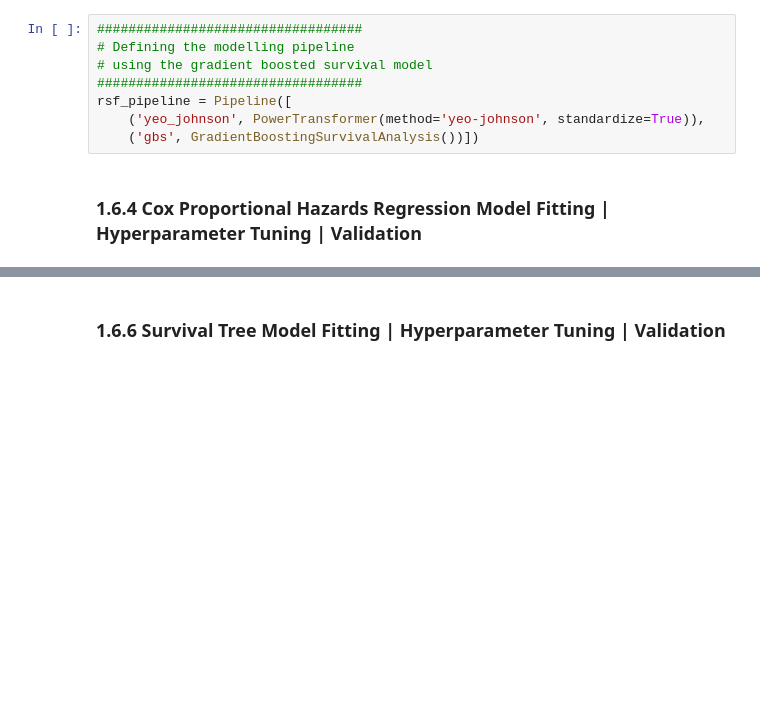
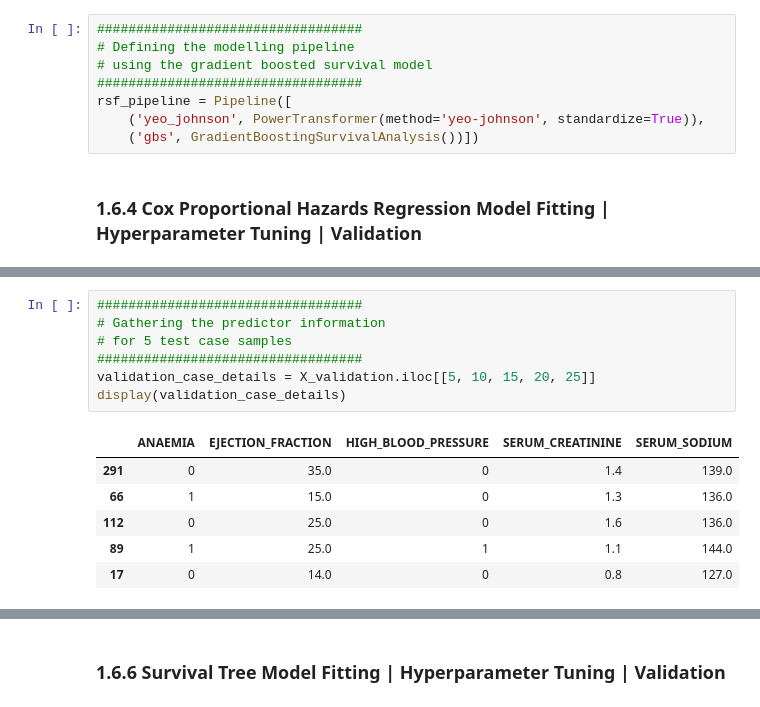
Before and after one commit to JohnPaulinePineda/Portfolio_Project_55, a Jupyter notebook: codes/EstimatingHeartFailureSurvivalRiskProfilesFromCardiovascularHematologicAndMetabolicMarkers.ipynb, the cells around one changed output, grey strips where cells are left out. Saved outputs shown, nothing was run; the diff lists cells and outputs as text; blank space fills up the shorter version.

```diff
--- a/codes/EstimatingHeartFailureSurvivalRiskProfilesFromCardiovascularHematologicAndMetabolicMarkers.ipynb
+++ b/codes/EstimatingHeartFailureSurvivalRiskProfilesFromCardiovascularHematologicAndMetabolicMarkers.ipynb
@@ -1641,0 +1811,14 @@ rsf_pipeline = Pipeline([
+# %%
+##################################
+# Gathering the predictor information
+# for 5 test case samples
+##################################
+validation_case_details = X_validation.iloc[[5, 10, 15, 20, 25]]
+display(validation_case_details)
+# %% [output]
+|  | ANAEMIA | EJECTION_FRACTION | HIGH_BLOOD_PRESSURE | SERUM_CREATININE | SERUM_SODIUM |
+| 291 | 0 | 35.0 | 0 | 1.4 | 139.0 |
+| 66 | 1 | 15.0 | 0 | 1.3 | 136.0 |
+| 112 | 0 | 25.0 | 0 | 1.6 | 136.0 |
+| 89 | 1 | 25.0 | 1 | 1.1 | 144.0 |
+| 17 | 0 | 14.0 | 0 | 0.8 | 127.0 |
```
Also changed, not shown: parts of 25 cells of this notebook, 3 other files.
